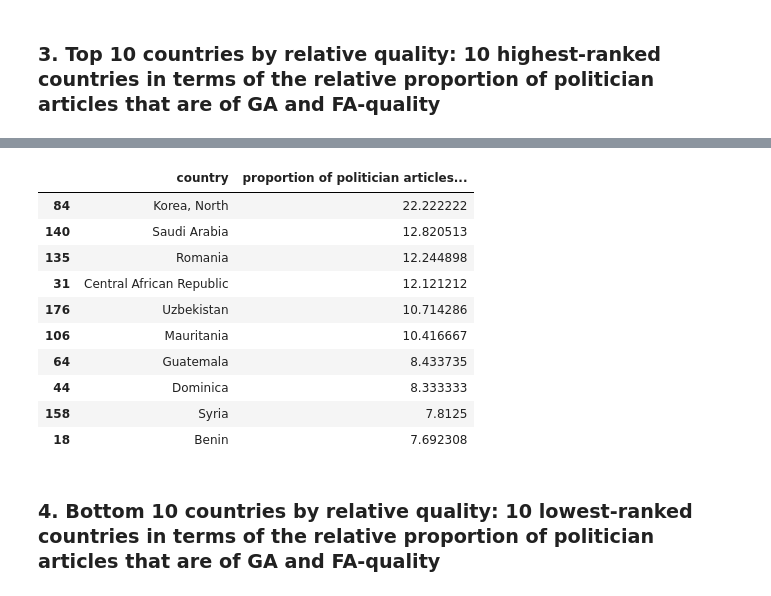
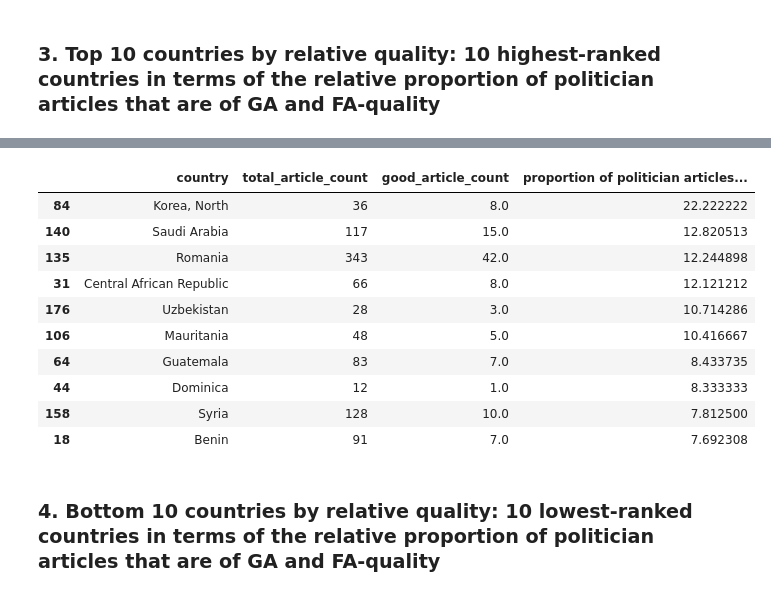
Before and after one commit to Poornima-Muthukumar/DATA512, a Jupyter notebook: data-512-a2/hcds-a2-bias.ipynb, the cells around one changed output, grey strips where cells are left out. Saved outputs shown, nothing was run; the diff lists cells and outputs as text; code cells hidden in the pictures.

```diff
--- a/data-512-a2/hcds-a2-bias.ipynb
+++ b/data-512-a2/hcds-a2-bias.ipynb
@@ -366,14 +306,0 @@ country_ranking_by_article_quality = pd.DataFrame(np.column_stack([np.sort(
-# %%
-country_ranking_by_article_quality.sort_values('proportion of politician articles that are of GA and FA-quality', ascending=False)[:10]
-# %% [output]
-|  | country | proportion of politician articles... |
-| 84 | Korea, North | 22.222222 |
-| 140 | Saudi Arabia | 12.820513 |
-| 135 | Romania | 12.244898 |
-| 31 | Central African Republic | 12.121212 |
-| 176 | Uzbekistan | 10.714286 |
-| 106 | Mauritania | 10.416667 |
-| 64 | Guatemala | 8.433735 |
-| 44 | Dominica | 8.333333 |
-| 158 | Syria | 7.8125 |
-| 18 | Benin | 7.692308 |
@@ -380,3 +315,17 @@ country_ranking_by_article_quality.sort_values('proportion of politician article
+# %%
+merged_article.sort_values('proportion of politician articles that are of GA and FA-quality',ascending=False)[:10]
+# %% [output]
+|  | country | total_article_count | good_article_count | proportion of politician articles... |
+| 84 | Korea, North | 36 | 8.0 | 22.222222 |
+| 140 | Saudi Arabia | 117 | 15.0 | 12.820513 |
+| 135 | Romania | 343 | 42.0 | 12.244898 |
+| 31 | Central African Republic | 66 | 8.0 | 12.121212 |
+| 176 | Uzbekistan | 28 | 3.0 | 10.714286 |
+| 106 | Mauritania | 48 | 5.0 | 10.416667 |
+| 64 | Guatemala | 83 | 7.0 | 8.433735 |
+| 44 | Dominica | 12 | 1.0 | 8.333333 |
+| 158 | Syria | 128 | 10.0 | 7.812500 |
+| 18 | Benin | 91 | 7.0 | 7.692308 |
 # %% [markdown]
 ### 4. Bottom 10 countries by relative quality: 10 lowest-ranked countries in terms of the relative proportion of politician articles that are of GA and FA-quality
 # %%
```
Also changed, not shown: parts of 23 cells of this notebook.
